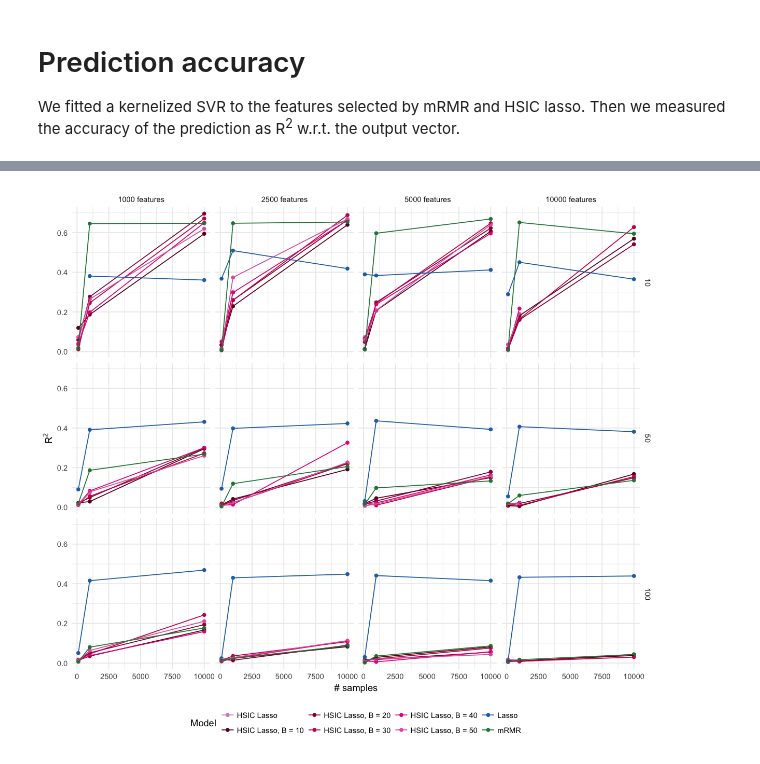
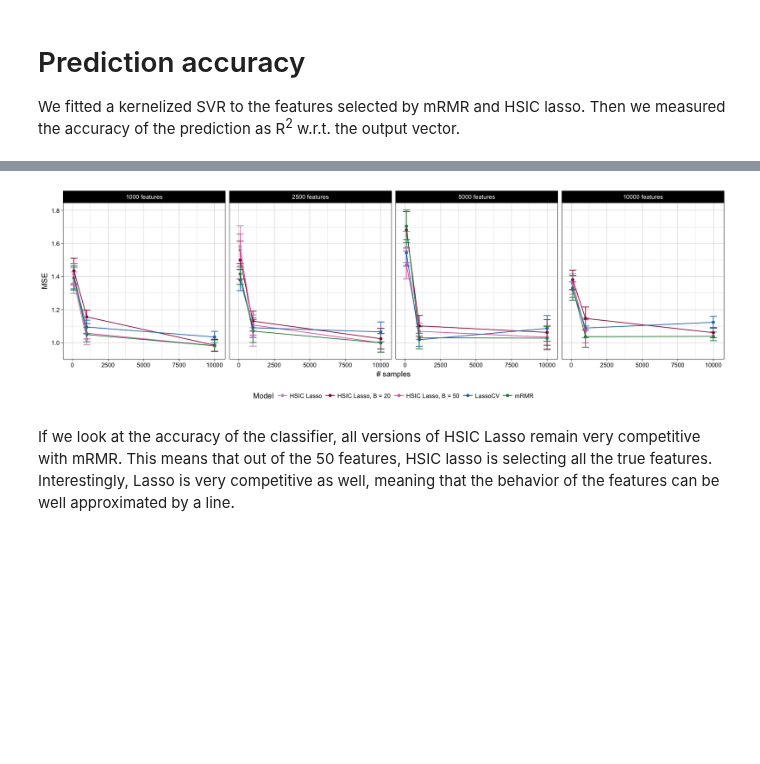
Before and after one commit to hclimente/nori, a Jupyter notebook: doc/benchmark.ipynb, the cells around one changed output, grey strips where cells are left out. Saved outputs shown, nothing was run; the diff lists cells and outputs as text; code cells hidden in the pictures; blank space fills up the shorter version.

```diff
--- a/doc/benchmark.ipynb
+++ b/doc/benchmark.ipynb
@@ -40,11 +39,10 @@ First, we evaluate the ability of each algorithm to recover the causal features.
 # %%
-features <- read_tsv('../results/benchmark/feature_selection.tsv', col_types = 'cddiid') %>%
-    mutate(model = gsub('hsic_lasso-b0', 'HSIC Lasso', model),
-           model = gsub('hsic_lasso', 'HSIC Lasso', model),
+features <- read_tsv('../results/benchmark/feature_selection.tsv', col_types = 'ciiiiid') %>%
+    mutate(model = gsub('hsic_lasso', 'HSIC Lasso', model),
            model = gsub('-b', ', B = ', model),
-           model = gsub('lasso', 'Lasso', model),
            model = factor(model, levels = methods)) %>%
-    group_by(model, n, d, c) %>%
-    summarize(sd = sd(TPR), TPR = mean(TPR), ended = n()) %>%
+    group_by(model, samples, features) %>%
+    summarize(ended = sum(!is.na(tpr)),
+              sem = sd(tpr) / sqrt(ended), tpr = mean(tpr)) %>%
     ungroup
 # %%
@@ -108,26 +130,25 @@ Computational resources were not tightly controlled, but we placed a a hard limi
 
 We fitted a kernelized SVR to the features selected by mRMR and HSIC lasso. Then we measured the accuracy of the prediction as R<sup>2</sup> w.r.t. the output vector.
 # %%
-prediction <- read_tsv('../results/benchmark/prediction.tsv', col_types = 'cddiid') %>%
-    mutate(model = gsub('hsic_lasso-b0', 'HSIC Lasso', model),
-           model = gsub('hsic_lasso', 'HSIC Lasso', model),
-           model = gsub('-b', ', B = ', model),
-           model = gsub('lasso', 'Lasso', model)) %>%
-    group_by(model, n, c, d) %>%
-    summarize(sd = sd(r2), r2 = mean(r2), ended = n()) %>%
+prediction <- read_tsv('../results/benchmark/prediction.tsv', col_types = 'ciiiiid') %>%
+    mutate(model = gsub('hsic_lasso', 'HSIC Lasso', model),
+           model = gsub('-b', ', B = ', model)) %>%
+    group_by(model, samples, features) %>%
+    summarize(ended = sum(!is.na(mse)),
+              sem = sd(mse) / sqrt(ended), mse = mean(mse) ) %>%
     ungroup
 # %%
-options(repr.plot.width=10, repr.plot.height=9)
+options(repr.plot.width=14, repr.plot.height=4.5)
 prediction %>%
-    mutate(d = factor(paste(d, 'features'), levels = feats)) %>%
-    ggplot(aes(x = n, y = r2, color = model)) +
-#         geom_errorbar(aes(ymin = r2 - sd, ymax = r2 + sd)) +
+    mutate(d = factor(paste(features, 'features'), levels = feats)) %>%
+    ggplot(aes(x = samples, y = mse, color = model)) +
+        geom_errorbar(aes(ymin = mse - sem, ymax = mse + sem), width = 500) +
         geom_point() +
         geom_line() +
-        theme_minimal() +
+        theme_linedraw() +
         theme(legend.position = 'bottom') +
-        labs(x = '# samples', y = expression(R^2), color = 'Model') +
-        facet_grid(c ~ d) +
+        labs(x = '# samples', y = 'MSE', color = 'Model') +
+        facet_grid(. ~ d) +
         scale_color_manual(values = palette)
 # %% [output]
 Warning message:
@@ -136,2 +158,4 @@ Warning message:
-[figure, old version]
+[figure, new version]
+# %% [markdown]
+If we look at the accuracy of the classifier, all versions of HSIC Lasso remain very competitive with mRMR. This means that out of the 50 features, HSIC lasso is selecting all the true features. Interestingly, Lasso is very competitive as well, meaning that the behavior of the features can be well approximated by a line.
 # %%
```
Also changed, not shown: parts of 17 cells of this notebook, 5 other files.
